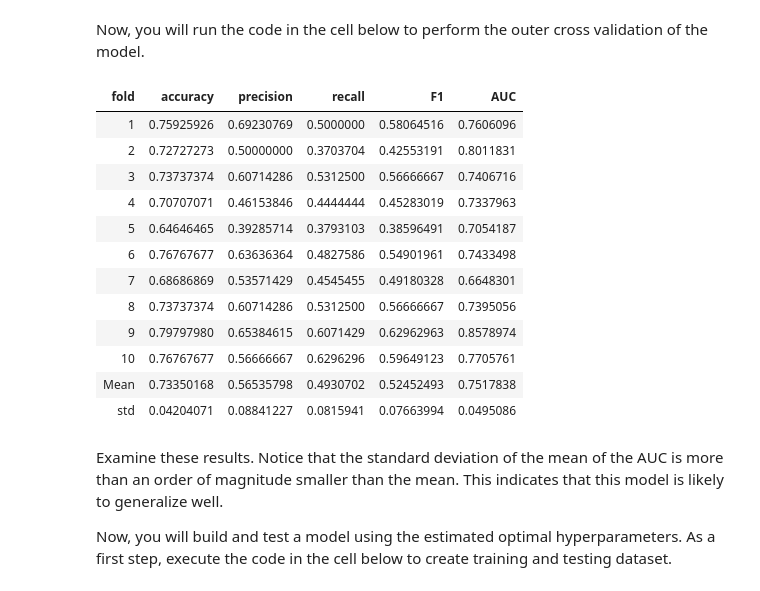
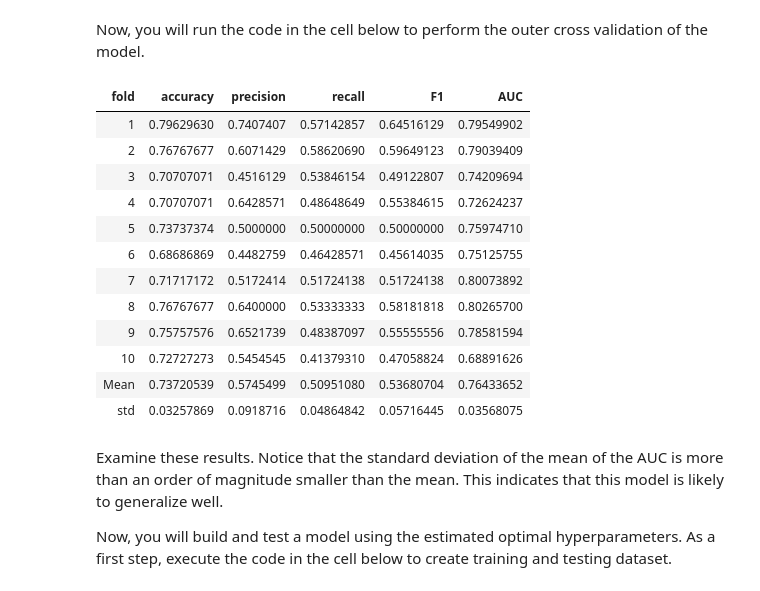
Before and after one commit to vijayraavi/Principles-of-Machine-Learning-R, a Jupyter notebook: Module6/Bagging.ipynb, the cells around one changed output. Drawn from its saved outputs; the diff is of its cells as text; code cells hidden in the pictures.

```diff
--- a/Module6/Bagging.ipynb
+++ b/Module6/Bagging.ipynb
@@ -288,0 +246,20 @@ predict(rf_mod, newdata = test, type = 'prob')[,3]
+# %%
+## Create column of correct-incorrect classification
+test$correct = ifelse(test$Species == test$scores, 'correct', 'incorrect')
+
+single_plot_classes = function(df, colx, coly){
+    ggplot(df, aes_string(colx,coly)) +
+          geom_point(aes(color = factor(df$Species), shape = correct), alpha = 0.4)
+}
+
+plot_iris_classes = function(df){
+    options(repr.plot.width=8, repr.plot.height=5)
+    grid.arrange(
+        single_plot_classes(df, 'Sepal.Length', 'Sepal.Width'),
+        single_plot_classes(df, 'Sepal.Length', 'Petal.Length'),
+        single_plot_classes(df, 'Petal.Length', 'Petal.Width'),
+        single_plot_classes(df, 'Sepal.Width', 'Petal.Length'),
+        nrow = 2)
+}
+
+plot_iris_classes(test)
@@ -297,9 +276,9 @@ Execute the code in the cell below to load the features and labels as numpy arra
 # %%
 credit = read.csv('German_Credit_Preped.csv', header = TRUE)
-credit = credit[,c('checking_account_status', 'loan_duration_mo', 'credit_history', 'loan_amount',
-                   'time_employed_yrs', 'payment_pcnt_income', 'time_in_residence', 'property',
-                   'other_credit_outstanding', 'number_loans', 'job_category', 'bad_credit' )]
-credit[,'CustomerID'] = NULL
+## Subset the data frame
+credit = credit[,c('checking_account_status', 'loan_duration_mo', 'credit_history', 'loan_amount', 'savings_account_balance',
+                   'time_employed_yrs', 'payment_pcnt_income', 'time_in_residence', 'property', 'age_yrs',
+                   'other_credit_outstanding', 'number_loans', 'job_category', 'dependents', 'telephone', 'bad_credit' )]
 print(dim(credit))
 names(credit)
 # %% [output]
@@ -323,10 +296,6 @@ Nested cross validation is used to estimate the optimal hyperparameters and perf
 # %%
 num_cols = c('loan_duration_mo', 'loan_amount', 'payment_pcnt_income',
-             'time_in_residence', 'number_loans')
-#preProcValues <- preProcess(training[,num_cols], method = c("center", "scale"))
-
-#training[,num_cols] = predict(preProcValues, training[,num_cols])
-#test[,num_cols] = predict(preProcValues, test[,num_cols])
+             'time_in_residence', 'age_yrs', 'number_loans', 'dependents')
 
 preProcValues <- preProcess(credit[,num_cols], method = c("center", "scale"))
 credit[,num_cols] = predict(preProcValues, credit[,num_cols])
@@ -393,0 +387,9 @@ The final value used for the model was mtry = 24.
+# %%
+#credit_reduced = credit[,c('loan_amount', 'age_yrs', 'loan_duration_mo', 'checking_account_status', 'time_in_residence',
+#                          'payment_pcnt_income', 'other_credit_outstanding', 'savings_account_balance',
+#                          'credit_history', 'time_employed_yrs', 'property', 'number_loans', 'telephone',
+#                          'bad_credit')]
+credit_reduced = credit[,c('loan_amount', 'age_yrs', 'loan_duration_mo', 'checking_account_status', 'time_in_residence',
+                          'payment_pcnt_income', 'other_credit_outstanding',
+                          'credit_history', 'time_employed_yrs', 'property', 'number_loans', 'telephone',
+                          'bad_credit')]
@@ -464,46 +518,46 @@ Cross_Validate_Mod = function(df, folds){
     training = df[fold != 1,]
     test = df[fold == 1, ]
     test = Fit_Mod(training, test)
     evals = binary.eval(test, 1)
     for(i in seq(2, folds, by = 1)){
         training = df[fold != i,]
         test = df[fold == i, ]
         test = Fit_Mod(training, test)
         evals = rbind(evals, binary.eval(test, i))
     }
 
     ## Compute some summary statistics and append to the data rame
     evals = rbind(evals, data.frame(fold = 'Mean',
                           accuracy = mean(evals[,2]),
                           precision = mean(evals[,3]),
                           recall = mean(evals[,4]),
                           F1 = mean(evals[,5]),
                           AUC = mean(evals[,6])))
 
     evals = rbind(evals, data.frame(fold = 'std',
                           accuracy = sd(evals[,2]),
                           precision = sd(evals[,3]),
                           recall = sd(evals[,4]),
                           F1 = sd(evals[,5]),
                           AUC = sd(evals[,6])))
     evals
 }
 
-Cross_Validate_Mod(credit, 10)
+Cross_Validate_Mod(credit_reduced, 10)
 # %% [output]
 | fold | accuracy | precision | recall | F1 | AUC |
-| 1 | 0.75925926 | 0.69230769 | 0.5000000 | 0.58064516 | 0.7606096 |
-| 2 | 0.72727273 | 0.50000000 | 0.3703704 | 0.42553191 | 0.8011831 |
-| 3 | 0.73737374 | 0.60714286 | 0.5312500 | 0.56666667 | 0.7406716 |
-| 4 | 0.70707071 | 0.46153846 | 0.4444444 | 0.45283019 | 0.7337963 |
-| 5 | 0.64646465 | 0.39285714 | 0.3793103 | 0.38596491 | 0.7054187 |
-| 6 | 0.76767677 | 0.63636364 | 0.4827586 | 0.54901961 | 0.7433498 |
-| 7 | 0.68686869 | 0.53571429 | 0.4545455 | 0.49180328 | 0.6648301 |
-| 8 | 0.73737374 | 0.60714286 | 0.5312500 | 0.56666667 | 0.7395056 |
-| 9 | 0.79797980 | 0.65384615 | 0.6071429 | 0.62962963 | 0.8578974 |
-| 10 | 0.76767677 | 0.56666667 | 0.6296296 | 0.59649123 | 0.7705761 |
-| Mean | 0.73350168 | 0.56535798 | 0.4930702 | 0.52452493 | 0.7517838 |
-| std | 0.04204071 | 0.08841227 | 0.0815941 | 0.07663994 | 0.0495086 |
+| 1 | 0.79629630 | 0.7407407 | 0.57142857 | 0.64516129 | 0.79549902 |
+| 2 | 0.76767677 | 0.6071429 | 0.58620690 | 0.59649123 | 0.79039409 |
+| 3 | 0.70707071 | 0.4516129 | 0.53846154 | 0.49122807 | 0.74209694 |
+| 4 | 0.70707071 | 0.6428571 | 0.48648649 | 0.55384615 | 0.72624237 |
+| 5 | 0.73737374 | 0.5000000 | 0.50000000 | 0.50000000 | 0.75974710 |
+| 6 | 0.68686869 | 0.4482759 | 0.46428571 | 0.45614035 | 0.75125755 |
+| 7 | 0.71717172 | 0.5172414 | 0.51724138 | 0.51724138 | 0.80073892 |
+| 8 | 0.76767677 | 0.6400000 | 0.53333333 | 0.58181818 | 0.80265700 |
+| 9 | 0.75757576 | 0.6521739 | 0.48387097 | 0.55555556 | 0.78581594 |
+| 10 | 0.72727273 | 0.5454545 | 0.41379310 | 0.47058824 | 0.68891626 |
+| Mean | 0.73720539 | 0.5745499 | 0.50951080 | 0.53680704 | 0.76433652 |
+| std | 0.03257869 | 0.0918716 | 0.04864842 | 0.05716445 | 0.03568075 |
 # %% [markdown]
 Examine these results. Notice that the standard deviation of the mean of the AUC is more than an order of magnitude smaller than the mean. This indicates that this model is likely to generalize well.
 
```
Also changed, not shown: parts of 24 cells of this notebook.
